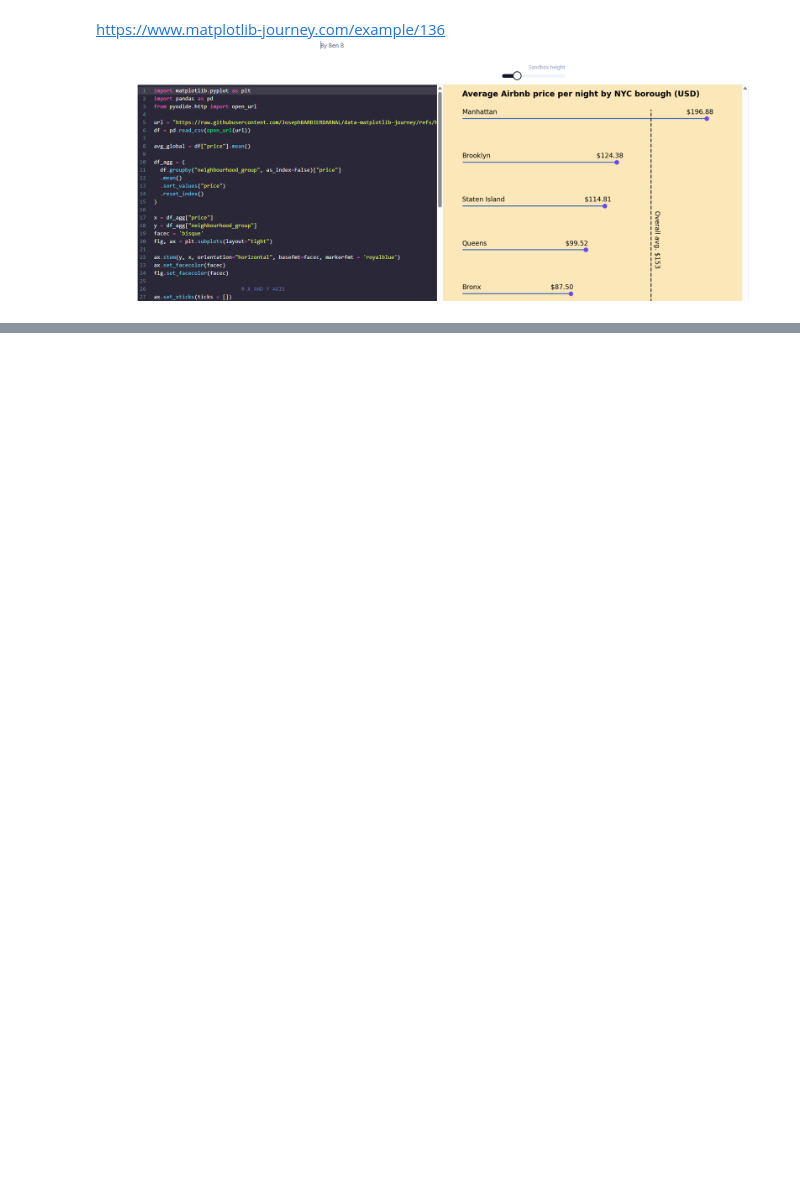
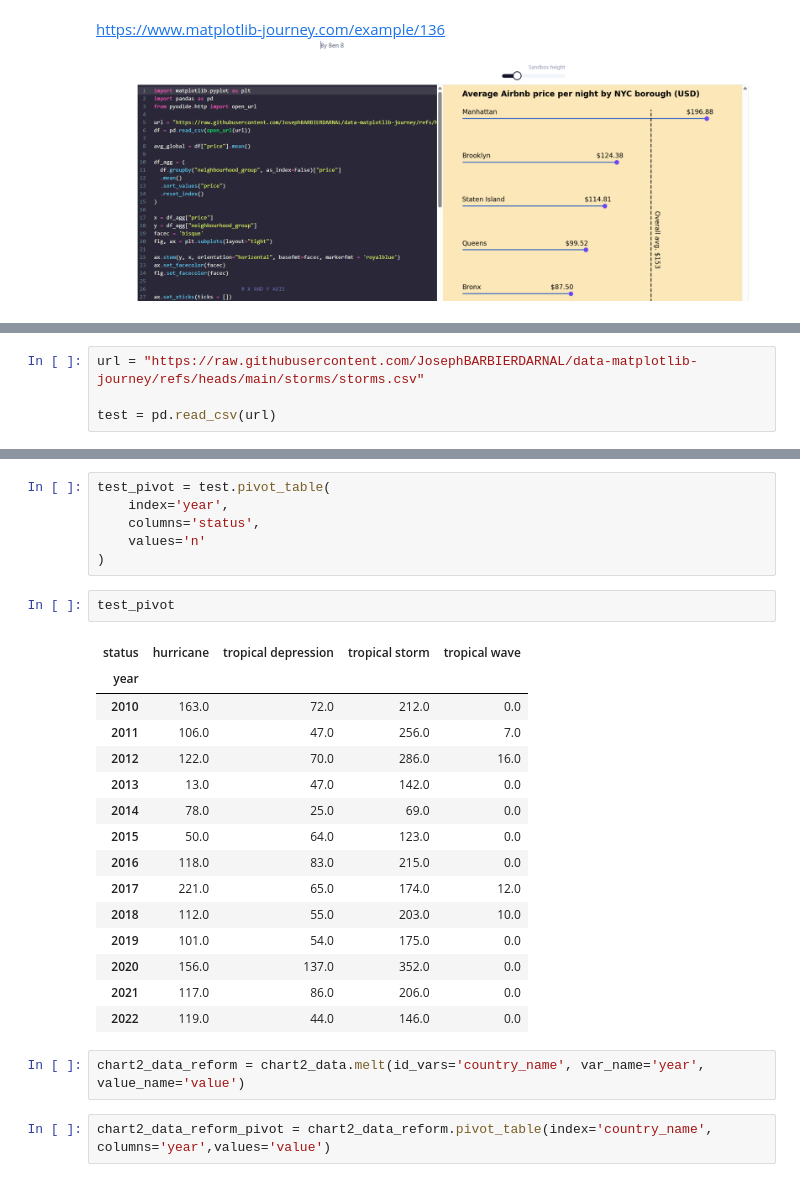
Before and after one commit to tdoan123/data-learning-journey, a Jupyter notebook: Python/Bamboo Weekly/bw_127.ipynb, the cells around one changed output, grey strips where cells are left out. Cells and saved outputs as stored; diff of their text form; blank space fills up the shorter version.

```diff
--- a/Python/Bamboo Weekly/bw_127.ipynb
+++ b/Python/Bamboo Weekly/bw_127.ipynb
@@ -453,0 +583,4 @@ https://www.matplotlib-journey.com/example/126
+# %%
+url = "https://raw.githubusercontent.com/JosephBARBIERDARNAL/data-matplotlib-journey/refs/heads/main/storms/storms.csv"
+
+test = pd.read_csv(url)
@@ -453,0 +607,28 @@ https://www.matplotlib-journey.com/example/126
+# %%
+test_pivot = test.pivot_table(
+    index='year',
+    columns='status',
+    values='n'
+)
+# %%
+test_pivot
+# %% [output]
+| status | hurricane | tropical depression | tropical storm | tropical wave |
+| year |  |  |  |  |
+| 2010 | 163.0 | 72.0 | 212.0 | 0.0 |
+| 2011 | 106.0 | 47.0 | 256.0 | 7.0 |
+| 2012 | 122.0 | 70.0 | 286.0 | 16.0 |
+| 2013 | 13.0 | 47.0 | 142.0 | 0.0 |
+| 2014 | 78.0 | 25.0 | 69.0 | 0.0 |
+| 2015 | 50.0 | 64.0 | 123.0 | 0.0 |
+| 2016 | 118.0 | 83.0 | 215.0 | 0.0 |
+| 2017 | 221.0 | 65.0 | 174.0 | 12.0 |
+| 2018 | 112.0 | 55.0 | 203.0 | 10.0 |
+| 2019 | 101.0 | 54.0 | 175.0 | 0.0 |
+| 2020 | 156.0 | 137.0 | 352.0 | 0.0 |
+| 2021 | 117.0 | 86.0 | 206.0 | 0.0 |
+| 2022 | 119.0 | 44.0 | 146.0 | 0.0 |
+# %%
+chart2_data_reform = chart2_data.melt(id_vars='country_name', var_name='year', value_name='value')
+# %%
+chart2_data_reform_pivot = chart2_data_reform.pivot_table(index='country_name', columns='year',values='value')
```
Also changed, not shown: parts of 18 cells of this notebook, 1 other file.
